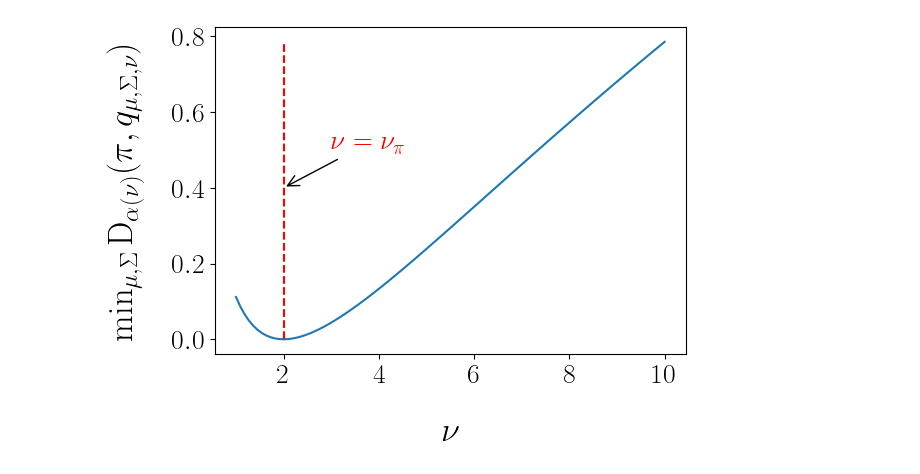
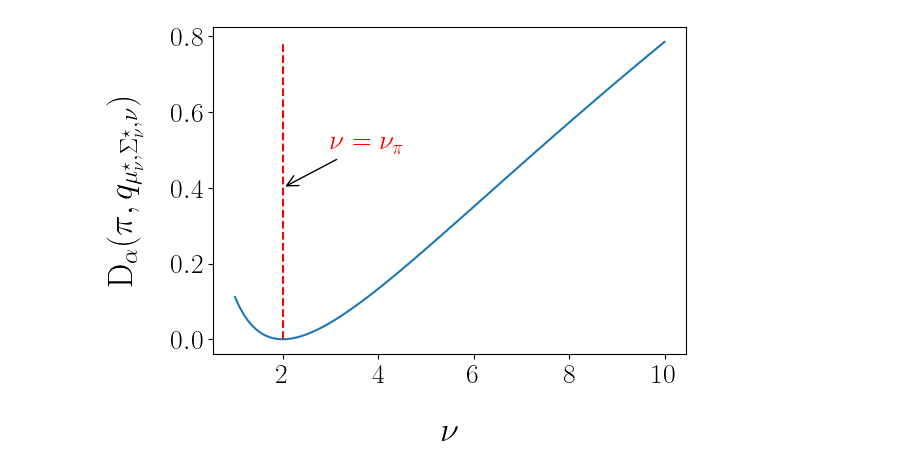
Before and after one commit to nicola144/ais-heavy-tails, a Jupyter notebook: Optimal Rényi.ipynb, the cells around one changed output. Saved outputs shown, nothing was run; the diff lists cells and outputs as text; code cells hidden in the pictures.

Commit message:
plots

```diff
--- a/Optimal Rényi.ipynb
+++ b/Optimal Rényi.ipynb
@@ -38,34 +38,34 @@ def matrix_condition(d,cond):
 # %%
 plt.rc('text', usetex=True)
 plt.rc('font', family='serif')
 
 d = 5
 shape_target = matrix_condition(d,10)
 dof_target = 2
 nb_dof_test = 100
 
 dof_prop_test = np.linspace(1, 10, nb_dof_test)
 res = []
 for i in range(nb_dof_test):
     res.append(optimal_Renyi(d, dof_target, shape_target, dof_prop_test[i]))
 
 plt.plot(dof_prop_test, res)
 plt.vlines(dof_target, ymin = 0.0, ymax = res[nb_dof_test-1], color='red', linestyle='--')
 plt.xlabel(r'$ \nu $')
-plt.ylabel(r'$ \min_{\mu,\Sigma} \mathrm{D}_{\alpha(\nu)}(\pi, q_{\mu, \Sigma, \nu}) $')
+plt.ylabel(r'$ \mathrm{D}_{\alpha}(\pi, q_{\mu^{\star}_{\nu},\Sigma^{\star}_{\nu},\nu}) $')
 # plt.title(r"Well-posedness of tail parameter $\nu$ adaptation")
 
 # Adding a LaTeX annotation
 plt.annotate(r'$\nu = \nu_{\pi}$', (dof_target, 0.4),
              xytext=(dof_target + 1, 0.5),
              arrowprops=dict(facecolor='red', arrowstyle='->'),
              fontsize=20, color='red')
 
 plt.tight_layout()
 
 plt.savefig('./results/tail_wellposedness.pdf', bbox_inches='tight')
 # %% [output]
-[figure, old version]
+[figure, new version]
 # %%
 from emukit.core import ContinuousParameter, ParameterSpace
 from emukit.bayesian_optimization.loops import BayesianOptimizationLoop
```
Also changed, not shown: parts of 1 cell of this notebook, 21 other files.
